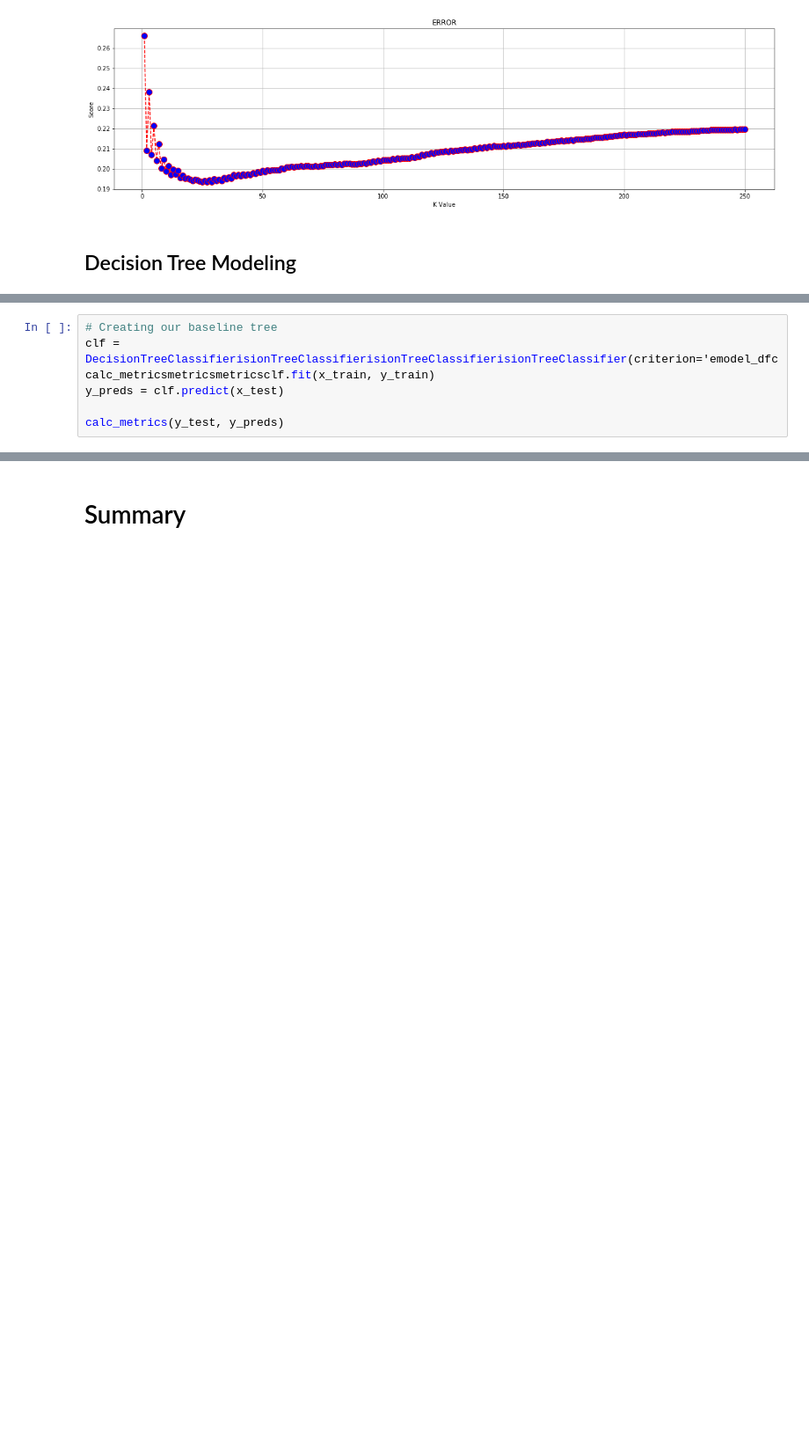
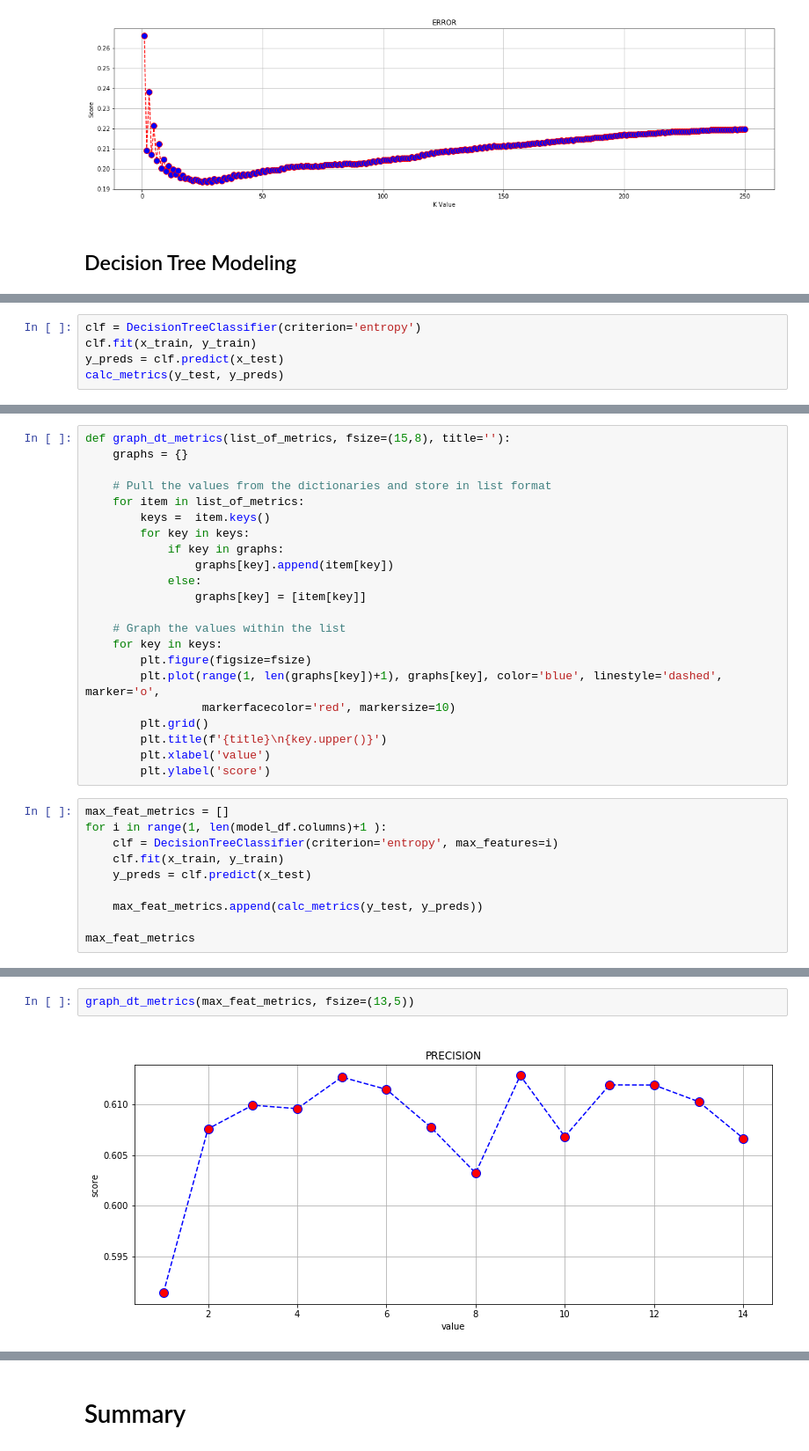
Before and after one commit to rahkeemg/Classification-Modeling, a Jupyter notebook: Untitled.ipynb, the cells around one changed output, grey strips where cells are left out. Shown: that part at 88% size. Drawn from its saved outputs; the diff is of its cells as text; blank space fills up the shorter version.

Commit message:
Updating notebook with Decision Tree modeling and hyper parameter tunning

```diff
--- a/Untitled.ipynb
+++ b/Untitled.ipynb
@@ -338,7 +342,6 @@ graph_knn_metrics(list_of_neighbors, fsize=(20,5))
 # %%
-# Creating our baseline tree
-clf = DecisionTreeClassifierisionTreeClassifierisionTreeClassifierisionTreeClassifier(criterion='emodel_dfccalc_metricsmetricsmetricsclf.fit(x_train, y_train)
+clf = DecisionTreeClassifier(criterion='entropy')
+clf.fit(x_train, y_train)
 y_preds = clf.predict(x_test)
-
 calc_metrics(y_test, y_preds)
 # %% [output]
@@ -350,0 +356,32 @@ calc_metrics(y_test, y_preds)
+# %%
+def graph_dt_metrics(list_of_metrics, fsize=(15,8), title=''):
+    graphs = {}
+
+    # Pull the values from the dictionaries and store in list format
+    for item in list_of_metrics:
+        keys =  item.keys()
+        for key in keys:
+            if key in graphs:
+                graphs[key].append(item[key])
+            else:
+                graphs[key] = [item[key]]
+
+    # Graph the values within the list
+    for key in keys:
+        plt.figure(figsize=fsize)
+        plt.plot(range(1, len(graphs[key])+1), graphs[key], color='blue', linestyle='dashed', marker='o',
+                 markerfacecolor='red', markersize=10)
+        plt.grid()
+        plt.title(f'{title}\n{key.upper()}')
+        plt.xlabel('value')
+        plt.ylabel('score')
+# %%
+max_feat_metrics = []
+for i in range(1, len(model_df.columns)+1 ):
+    clf = DecisionTreeClassifier(criterion='entropy', max_features=i)
+    clf.fit(x_train, y_train)
+    y_preds = clf.predict(x_test)
+
+    max_feat_metrics.append(calc_metrics(y_test, y_preds))
+
+max_feat_metrics
@@ -350,0 +406,4 @@ calc_metrics(y_test, y_preds)
+# %%
+graph_dt_metrics(max_feat_metrics, fsize=(13,5))
+# %% [output]
+[figure, added]
```
Also changed, not shown: parts of 11 cells of this notebook.
